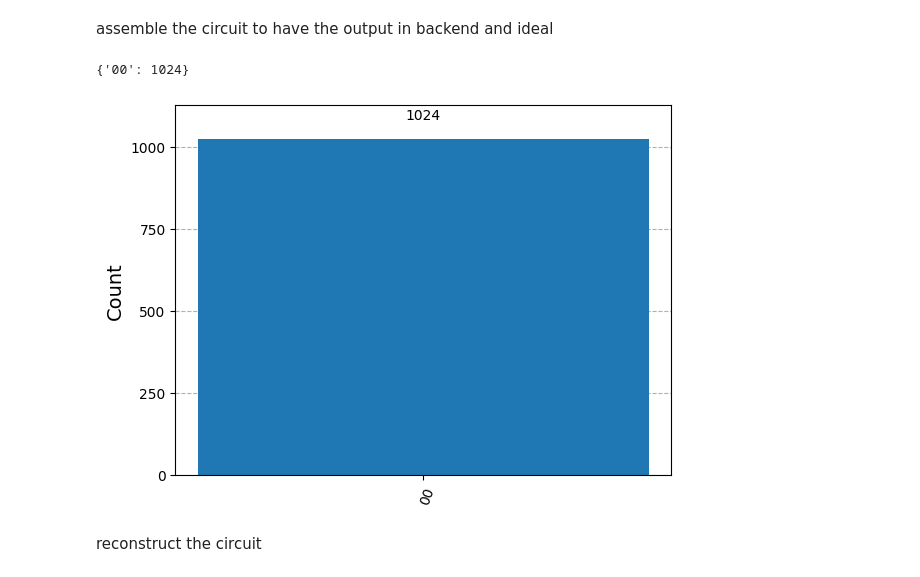
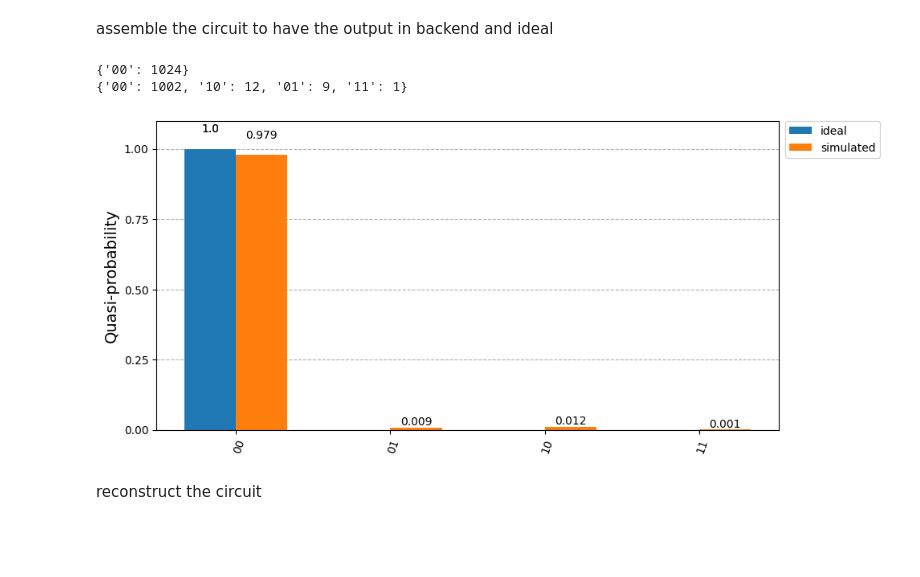
Before and after one commit to MagePro310/Quantum_Simulation_Scheduling_ver1, a Jupyter notebook: test_algorithm.ipynb, the cells around one changed output. Cells and saved outputs as stored; diff of their text form; code cells hidden in the pictures; blank space fills up the shorter version.

```diff
--- a/test_algorithm.ipynb
+++ b/test_algorithm.ipynb
@@ -224,0 +236,20 @@ Average Utilization: 0.8381
+# %%
+from component.d_scheduling.analyze import analyze_cal
+
+data = analyze_cal.load_job_data("component/d_scheduling/algorithm/ilp/MILQ_extend/job_data.txt")
+print(data)
+
+for job_data in data:
+    job_name = job_data['job']
+    if job_name in scheduler_job:
+        scheduler_job[job_name].qubits = job_data['qubits']
+        scheduler_job[job_name].machine = job_data['machine']
+        scheduler_job[job_name].capacity_machine = job_data['capacity']
+        scheduler_job[job_name].start_time = job_data['start']
+        scheduler_job[job_name].duration = job_data['duration']
+        scheduler_job[job_name].end_time = job_data['end']
+
+print("Scheduler Jobs with Scheduling Information:")
+for job_name, job_info in scheduler_job.items():
+    print(job_name)
+    print(job_info)
@@ -244,4 +597,0 @@ qc_t_cm_lv0.draw("mpl", idle_wires=False, fold=-1)
-# %%
-from component.e_mapping.transpile import transpile_circuit_pass
-
-qc_t_cm_lv1 = transpile_circuit_pass(subcircuits['A'], backend0)
@@ -266,19 +602,26 @@ plot_circuit_layout(qc_t_trans, backend0)
 # %% [markdown]
 assemble the circuit to have the output in backend and ideal
 # %%
+
 from qiskit_aer import AerSimulator
-from qiskit.visualization import plot_histogram, plot_state_city
+from qiskit.visualization import plot_histogram, plot_distribution
 import qiskit.quantum_info as qi
 from qiskit import transpile
+from qiskit_ibm_runtime import SamplerV2, QiskitRuntimeService
 
+resultideal = AerSimulator().run(scheduler_job['1'].circuit,shots = 1024 ).result()
+counts_ideal = resultideal.get_counts(scheduler_job['1'].circuit)
+print(counts_ideal)
 
-simulator_ideal = AerSimulator()
-resultideal = simulator_ideal.run(subcircuits['A']).result()
-counts_ideal = resultideal.get_counts(subcircuits['A'])
-print(counts_ideal)
-plot_histogram(counts_ideal)
+job = SamplerV2(backend0).run([qc_t_cm_lv1],shots=1024)
+result_sim = job.result()[0]
+counts_sim = result_sim.data.meas.get_counts()
+print(counts_sim)
+
+plot_distribution([counts_ideal, counts_sim], legend=['ideal', 'simulated'], figsize=(10, 5))
 # %% [output]
 {'00': 1024}
+{'00': 1002, '10': 12, '01': 9, '11': 1}
-[figure, old version]
+[figure, new version]
 # %% [markdown]
 reconstruct the circuit
```
Also changed, not shown: parts of 43 cells of this notebook, 19 other files.
